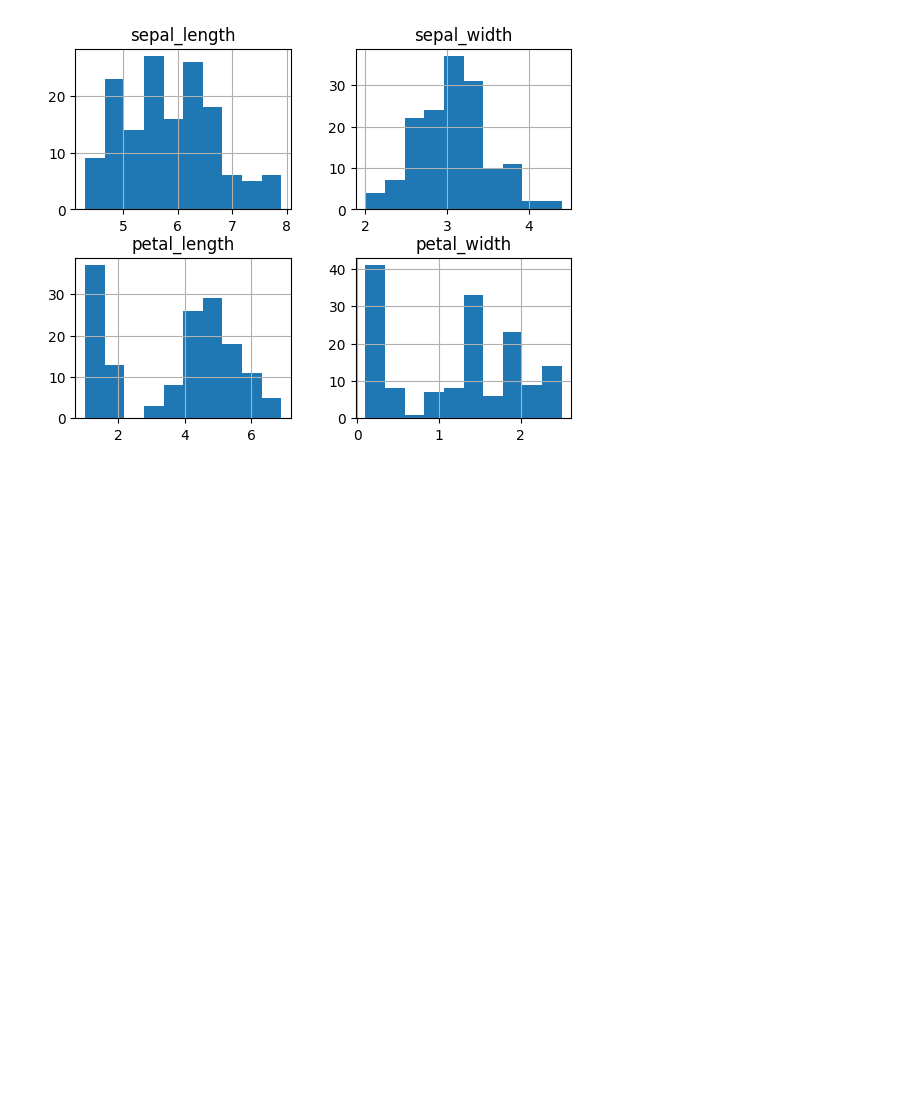
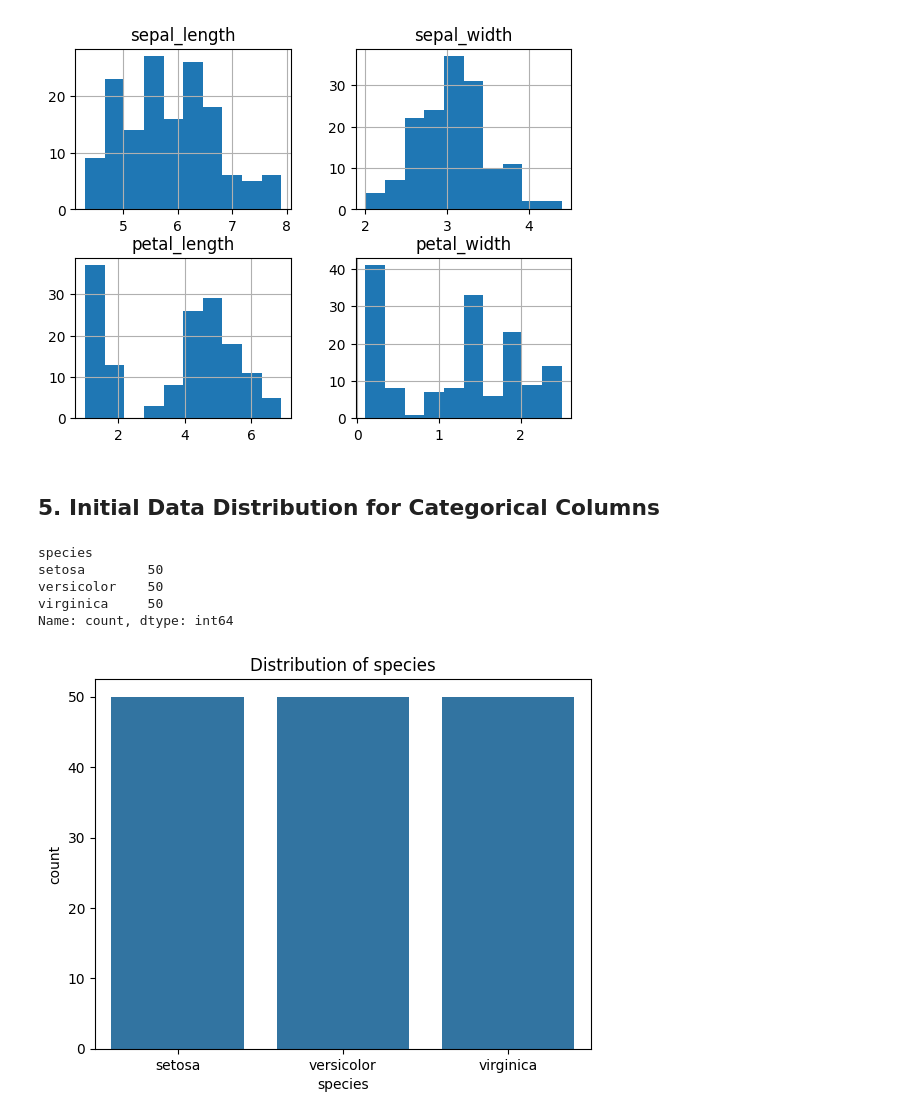
Before and after one commit to brendonmcnulty/datafun-04-eda, a Jupyter notebook: brendon_eda_notebook.ipynb, the cells around one changed output. Drawn from its saved outputs; the diff is of its cells as text; code cells hidden in the pictures; blank space fills up the shorter version.

Commit message:
Add Step 5b: Categorical distributions (value_counts and countplots)

```diff
--- a/brendon_eda_notebook.ipynb
+++ b/brendon_eda_notebook.ipynb
@@ -94,3 +94,27 @@ plt.show()
 # %% [output]
 [figure]
 [figure]
+# %% [markdown]
+## 5. Initial Data Distribution for Categorical Columns
+# %%
+# Value counts for a specific categorical column
+iris_df['species'].value_counts()
+# %% [output]
+species
+setosa        50
+versicolor    50
+virginica     50
+Name: count, dtype: int64
+# %%
+# Count plots for ALL categorical columns
+for col in iris_df.select_dtypes(include=['object', 'category']).columns:
+    sns.countplot(x=col, data=iris_df)
+    import matplotlib.pyplot as plt
+    matplotlib.pyplot.title(f'Distribution of {col}')
+    matplotlib.pyplot.show()
+
+# Ensure all plots are shown
+import matplotlib
+matplotlib.pyplot.show()
+# %% [output]
+[figure, added]
```
